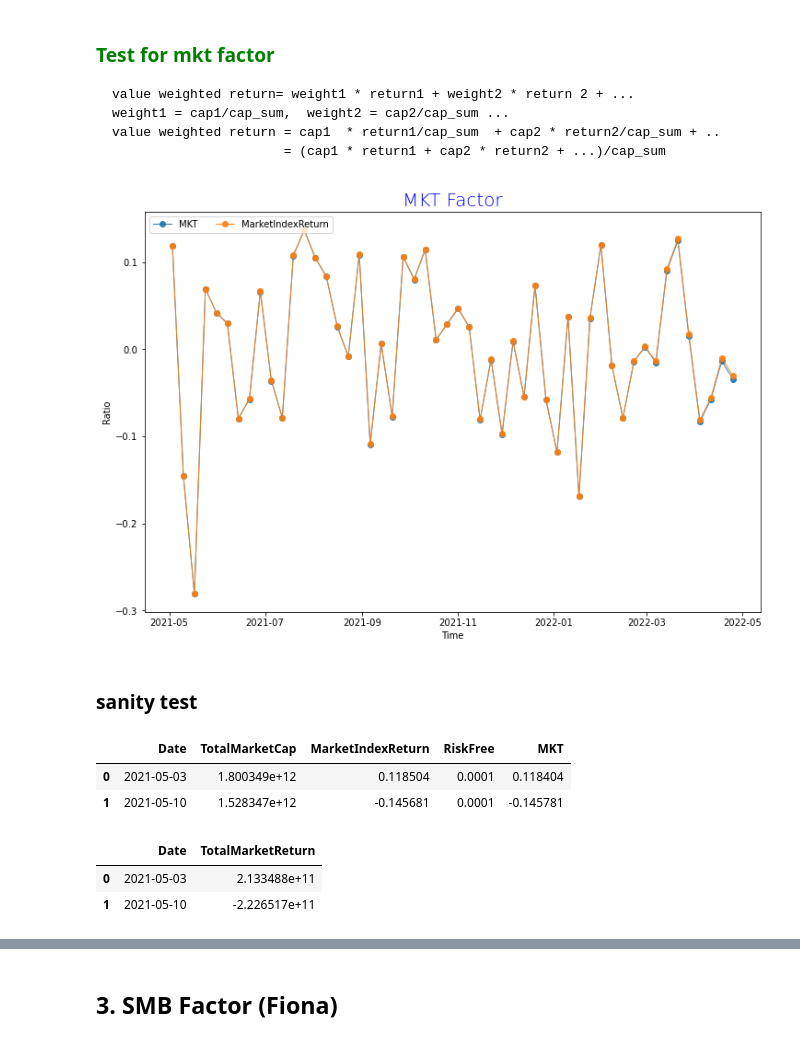
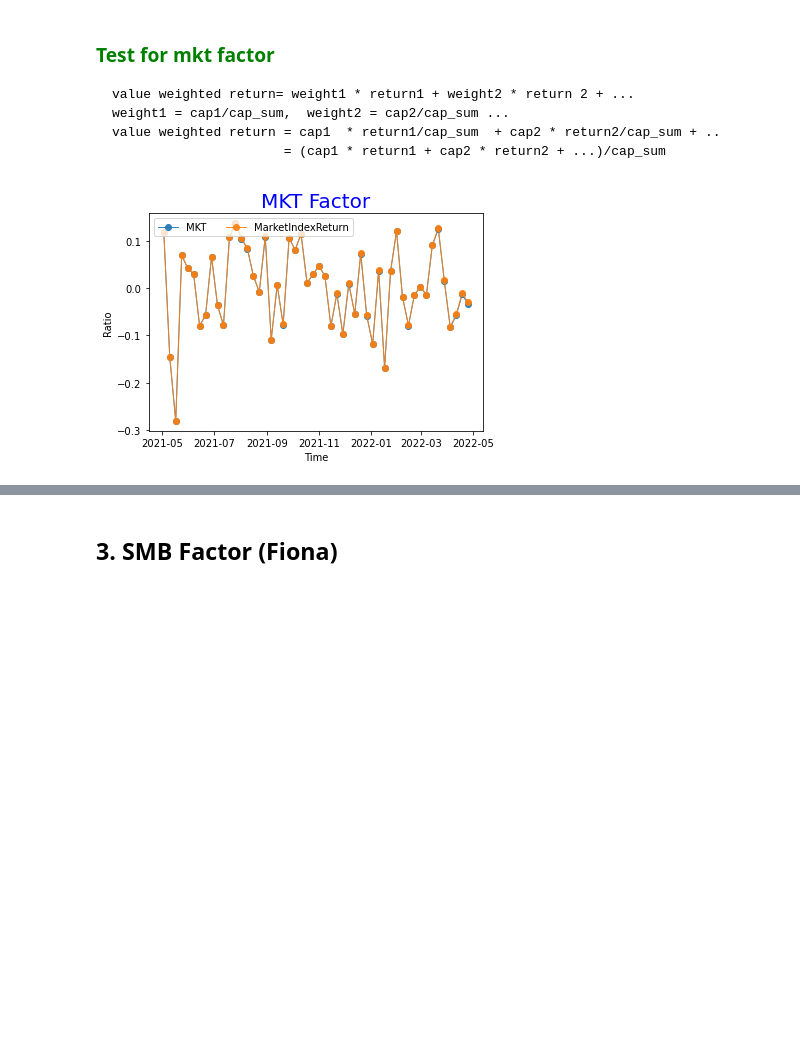
Before and after one commit to PracticumCrypto/C5-Analyzer, a Jupyter notebook: ALL.ipynb, the cells around one changed output, grey strips where cells are left out. Drawn from its saved outputs; the diff is of its cells as text; code cells hidden in the pictures; blank space fills up the shorter version.

```diff
--- a/ALL.ipynb
+++ b/ALL.ipynb
@@ -283,3 +285,7 @@ Pulling BAT's Price
 Pulling BAT's MarketCap
 Pulling BAT's ActiveAddress
 ... (88 outputs left out)
+# %%
+# Impute missing value using interploration method
+imputedfullSample = InterpolationImpute(fullSample_raw)
+imputedfullSample
@@ -286,7 +306,3 @@ Pulling BAT's ActiveAddress
 # %%
 # Add Return to fullSample
-fullSample_add = AddReturn(fullSample_raw)
+fullSample = AddReturn(imputedfullSample)
-# %%
-# Impute missing value using interploration method
-fullSample = InterpolationImpute(fullSample_add)
-fullSample
@@ -399,37 +349,22 @@ MKT_f.head()
 # %%
 from matplotlib.pyplot import figure
 import matplotlib.pyplot as plt
 %matplotlib inline
 
 factors = marketport[["Date", "MKT","MarketIndexReturn"]]
-plt.figure(figsize=(12,8))
 
 palette = plt.get_cmap('Set1')
 
 num=0
 for column in factors.drop('Date', axis=1):
     num+=1
     plt.plot(factors['Date'], factors[column], marker='o', linewidth=1, alpha=0.9, label=column)
 
 
 plt.legend(loc=2, ncol=2)
 plt.title("MKT Factor", loc='center', fontsize=20, fontweight=0, color='blue')
 plt.xlabel("Time")
 plt.ylabel("Ratio")
 plt.show()
 # %% [output]
-[figure, old version]
+[figure, new version]
-# %% [markdown]
-### sanity test
-# %%
-marketport.head(2)
-# %% [output]
-|  | Date | TotalMarketCap | MarketIndexReturn | RiskFree | MKT |
-| 0 | 2021-05-03 | 1.800349e+12 | 0.118504 | 0.0001 | 0.118404 |
-| 1 | 2021-05-10 | 1.528347e+12 | -0.145681 | 0.0001 | -0.145781 |
-# %%
-recomp.head(2)
-# %% [output]
-|  | Date | TotalMarketReturn |
-| 0 | 2021-05-03 | 2.133488e+11 |
-| 1 | 2021-05-10 | -2.226517e+11 |
```
Also changed, not shown: parts of 66 cells of this notebook.
